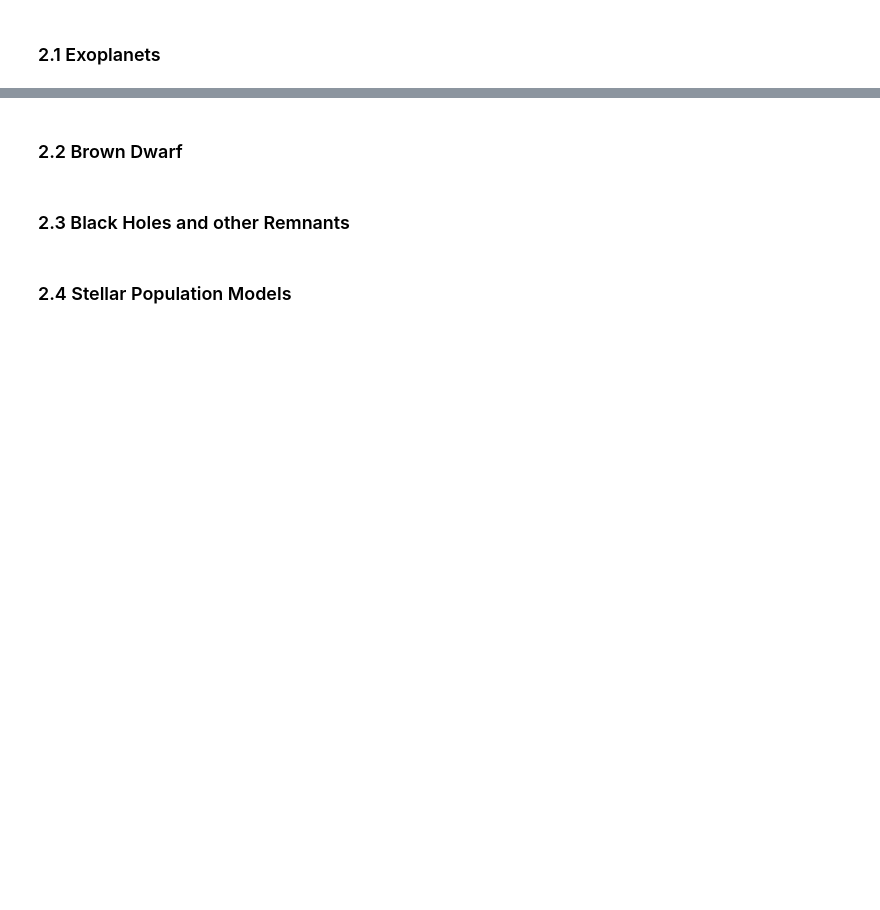
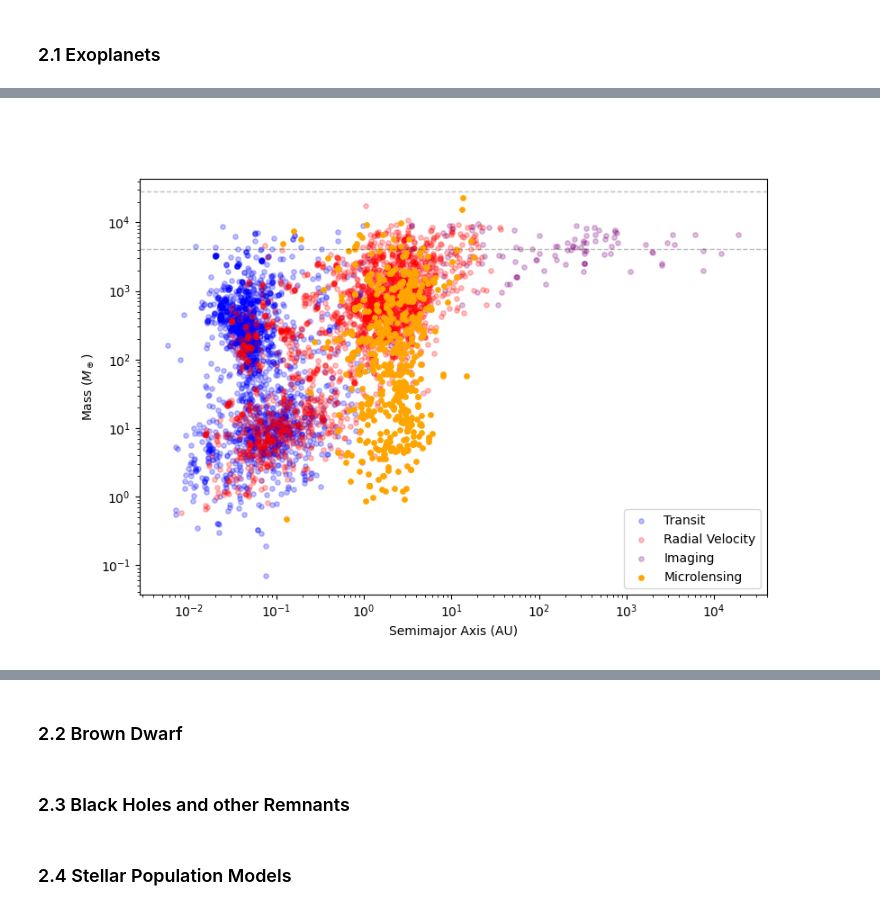
Before and after one commit to AmberLee2427/TheMicrolensersGuideToTheGalaxy, a Jupyter notebook: Notebooks/Introduction.ipynb, the cells around one changed output, grey strips where cells are left out. Cells and saved outputs as stored; diff of their text form; code cells hidden in the pictures; blank space fills up the shorter version.

```diff
--- a/Notebooks/Introduction.ipynb
+++ b/Notebooks/Introduction.ipynb
@@ -615,0 +636,10 @@ plt.show()
+# %%
+# Fetch data from NASA Exoplanet Archive using astroquery
+query = NasaExoplanetArchive.query_criteria(table="ps", select="pl_name,pl_bmassj,pl_orbsmax,discoverymethod")
+exoplanet_df = query.to_pandas()
+
+# Filter out rows with missing values
+exoplanet_df_clean = exoplanet_df.dropna(subset=['pl_bmassj', 'pl_orbsmax']).copy()
+
+# Convert mass from Jupiter masses to Earth masses (1 Jupiter mass = 317.8 Earth masses)
+exoplanet_df_clean.loc[:, 'pl_bmasse'] = exoplanet_df_clean['pl_bmassj'] * 317.8
@@ -615,0 +680,43 @@ plt.show()
+# %%
+# Plotting
+plt.close(4)
+plt.figure(num=4, figsize=(9, 6))
+
+# Define colors for different discovery methods
+colors = {
+    'Transit': 'blue',
+    'Radial Velocity': 'red',
+    'Imaging': 'purple',
+    'Microlensing': 'orange'
+}
+
+# Plot each discovery method with different colors
+for method, color in colors.items():
+    subset = exoplanet_df_clean[exoplanet_df_clean['discoverymethod'] == method]
+    if method == 'Microlensing':
+        a = 1.0
+    else:
+        a = 0.25
+    plt.scatter(subset['pl_orbsmax'], subset['pl_bmasse'], c=color, label=method, alpha=a, s=15)
+
+# Log scale for both axes
+plt.xscale('log')
+plt.yscale('log')
+
+# Plot a horizontal line at 13 Jupiter masses (13 * 317.8 Earth masses)
+BD = 13 * 317.8  # BD = 13 Jupiter masses in Earth masses
+plt.axhline(y=BD, color='black', linestyle='--', linewidth=1, alpha=0.25)
+BD = 90 * 317.8  # BD = 13 Jupiter masses in Earth masses
+plt.axhline(y=BD, color='black', linestyle='--', linewidth=1, alpha=0.25)
+
+# Labels and title
+plt.xlabel(r'Semimajor Axis (AU)')
+plt.ylabel(r'Mass ($M_\oplus$)')
+plt.legend(loc='lower right')
+
+# Show plot
+plt.show()
+
+plt.savefig('exoplanet_plot.png', dpi=300)
+# %% [output]
+[figure, added]
```
Also changed, not shown: parts of 24 cells of this notebook, 12 other files.
